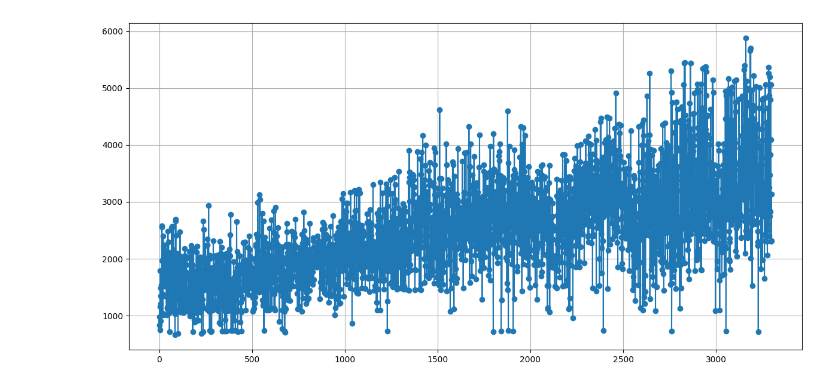
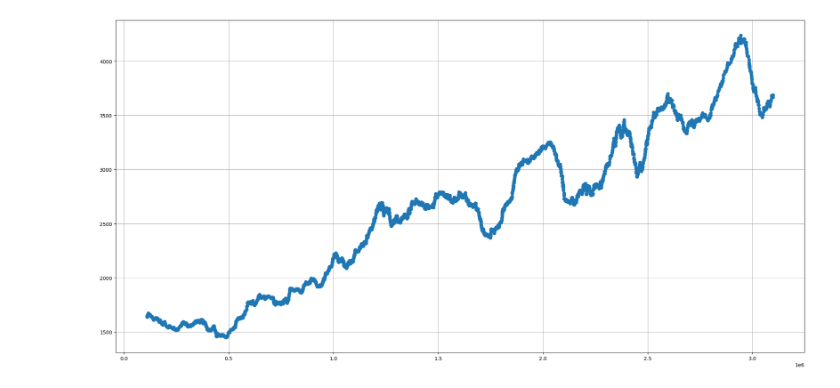
Before and after one commit to jimlin1112/DRL-Assignment-3, a Jupyter notebook: draw.ipynb, the cells around one changed output. Saved outputs shown, nothing was run; the diff lists cells and outputs as text; code cells hidden in the pictures.

```diff
--- a/draw.ipynb
+++ b/draw.ipynb
@@ -8,36 +8,41 @@ from IPython.display import Image
 import torch
 import random
 from collections import deque
 
 import torch.nn.functional as F
 import torch.nn as nn
 from typing import Dict, List, Tuple
 
 import re
 import matplotlib.pyplot as plt
 
 # 用於存放解析後的 steps 和 rewards
 a1 = []
-a2 = []
+reward = []
 
 # 正則表達式：匹配 Reward 和 Step
-pattern = re.compile(r'Episode\s*(\d+).*?Reward\s*([\d.]+)')
+pattern = re.compile(r'Step\s*(\d+).*?Reward\s*([\d.]+)')
 
 # 打開並逐行讀取日誌檔
 with open('output.txt', 'r') as f:
     for line in f:
         match = pattern.search(line)
         if match:
             tmp1 = float(match.group(1))
             tmp2 = float(match.group(2))
             a1.append(tmp1)
-            a2.append(tmp2)
+            reward.append(tmp2)
+
+reward_avg = []
+avg_num = 100
+for i in range(avg_num, len(reward)):
+    reward_avg.append(np.mean(reward[i-avg_num:i]))
 
 # 繪圖
-plt.figure(figsize=(12, 6))
-plt.plot(a1, a2, marker='o', linestyle='-')
+plt.figure(figsize=(20, 10))
+plt.plot(a1[avg_num:], reward_avg, marker='o', linestyle='-')
 plt.grid(True)
 plt.tight_layout()
 plt.show()
 # %% [output]
-[figure, old version]
+[figure, new version]
```
Also changed, not shown: 3 other files.
